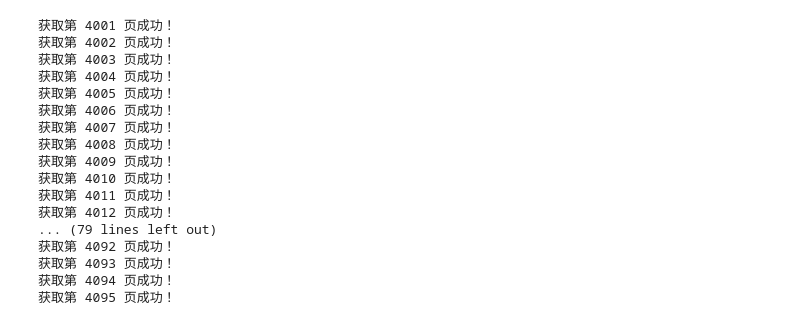
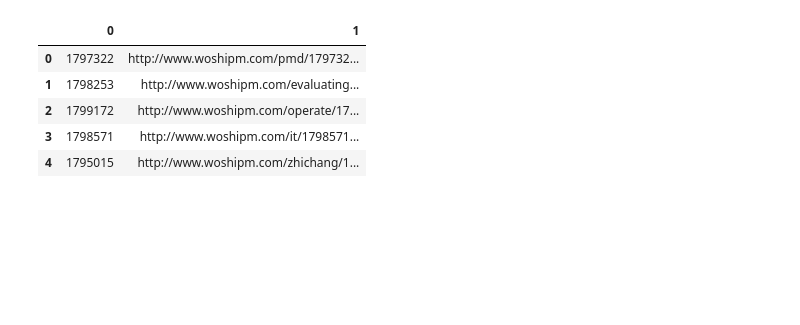
Before and after one commit to gaiusyao/pydata_nb, a Jupyter notebook: Blog/02_woshipm/articleList.ipynb, the cells around one changed output. Drawn from its saved outputs; the diff is of its cells as text; code cells hidden in the pictures; blank space fills up the shorter version.

```diff
--- a/Blog/02_woshipm/articleList.ipynb
+++ b/Blog/02_woshipm/articleList.ipynb
@@ -25,8 +25,8 @@ client = MongoClient('localhost', 27017)
 # 获取数据库
 db = client['iSpider']
 # 获取集合
-stream = db.woshipm_stream_list
-article = db.woshipm_article
+articles = db.woshipm_article
+content = db.woshipm_article_content
 # %%
 # 获取 JSON 函数
 def getJSON(url, headers):
@@ -58,25 +58,23 @@ def getArticleList(page, collection, headers):
         print(json['success'])
 
     print("获取第 {0} 页成功！".format(page))
-# %%
-for i in range(4001, 4096):
-    #getArticleList(i, stream, headers)
-    time.sleep(random.randint(2, 4))
-# %% [output]
-获取第 4001 页成功！
-获取第 4002 页成功！
-获取第 4003 页成功！
-获取第 4004 页成功！
-获取第 4005 页成功！
-获取第 4006 页成功！
-获取第 4007 页成功！
-获取第 4008 页成功！
-获取第 4009 页成功！
-获取第 4010 页成功！
-获取第 4011 页成功！
-获取第 4012 页成功！
-... (79 lines left out)
-获取第 4092 页成功！
-获取第 4093 页成功！
-获取第 4094 页成功！
-获取第 4095 页成功！
+# %%
+article_list = articles.find({'is_event': False})
+# %%
+df_list = []
+
+for article in article_list:
+    df_row = []
+    df_row.append(article['id'])
+    df_row.append(article['permalink'])
+    df_list.append(df_row)
+
+df = pd.DataFrame(df_list)
+df.head()
+# %% [output]
+|  | 0 | 1 |
+| 0 | 1797322 | http://www.woshipm.com/pmd/179732... |
+| 1 | 1798253 | http://www.woshipm.com/evaluating... |
+| 2 | 1799172 | http://www.woshipm.com/operate/17... |
+| 3 | 1798571 | http://www.woshipm.com/it/1798571... |
+| 4 | 1795015 | http://www.woshipm.com/zhichang/1... |
```
Also changed, not shown: parts of 1 cell of this notebook, 3 other files.
